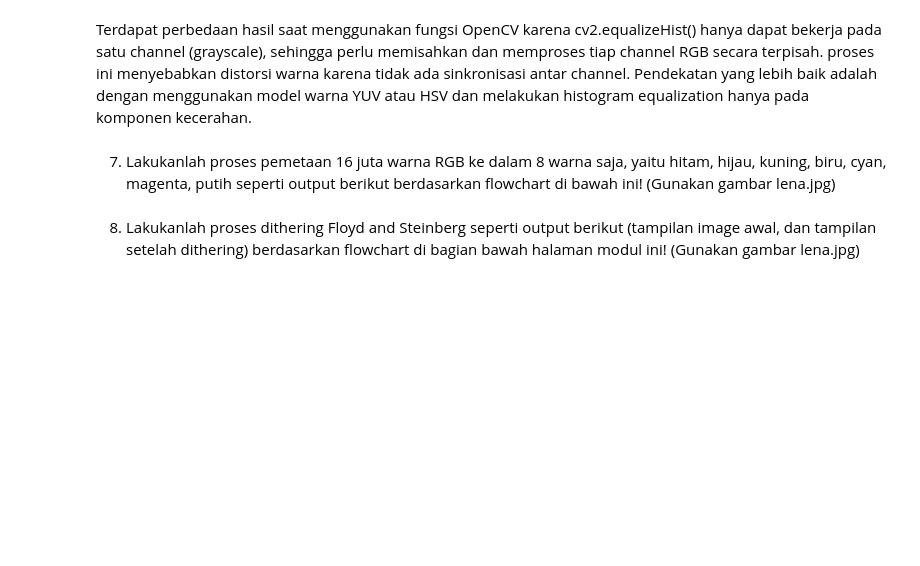
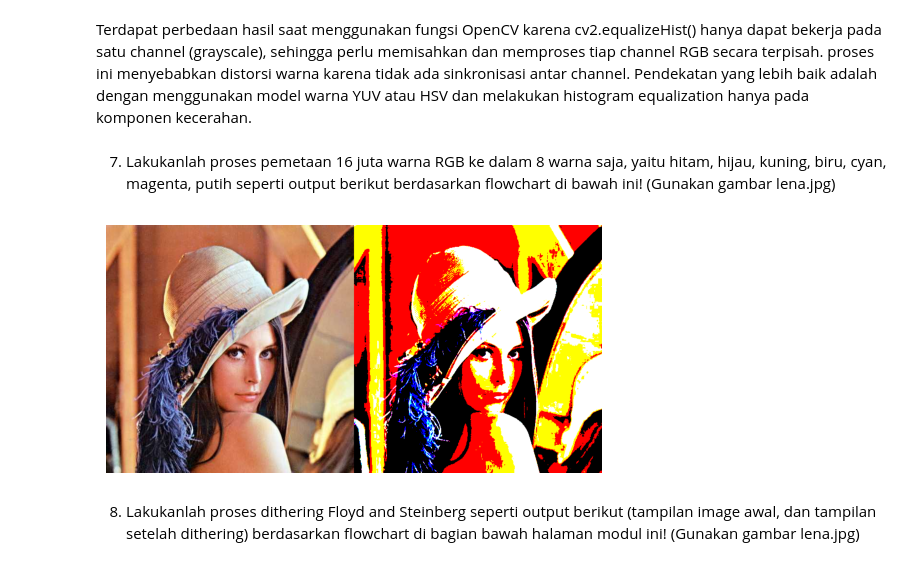
Before and after one commit to edoaurahman/PCVK, a Jupyter notebook: Week6.ipynb, the cells around one changed output. Cells and saved outputs as stored; diff of their text form; code cells hidden in the pictures; blank space fills up the shorter version.

```diff
--- a/Week6.ipynb
+++ b/Week6.ipynb
@@ -219,3 +257,15 @@ di bawah ini! (Gunakan gambar lena.jpg)
+# %%
+lena_lc = io.imread('/content/drive/MyDrive/PCVK_MM/Images/Images/lena.jpg')
+
+img_mapped = mapping_color(lena_lc)
+
+final_frame = cv.hconcat([lena_lc, img_mapped])
+
+plt.imshow(final_frame)
+plt.axis('off')
+plt.show()
+# %% [output]
+[figure, added]
 # %% [markdown]
 8. Lakukanlah proses dithering Floyd and Steinberg seperti output berikut (tampilan image
 awal, dan tampilan setelah dithering) berdasarkan flowchart di bagian bawah halaman
```
Also changed, not shown: parts of 3 cells of this notebook.
